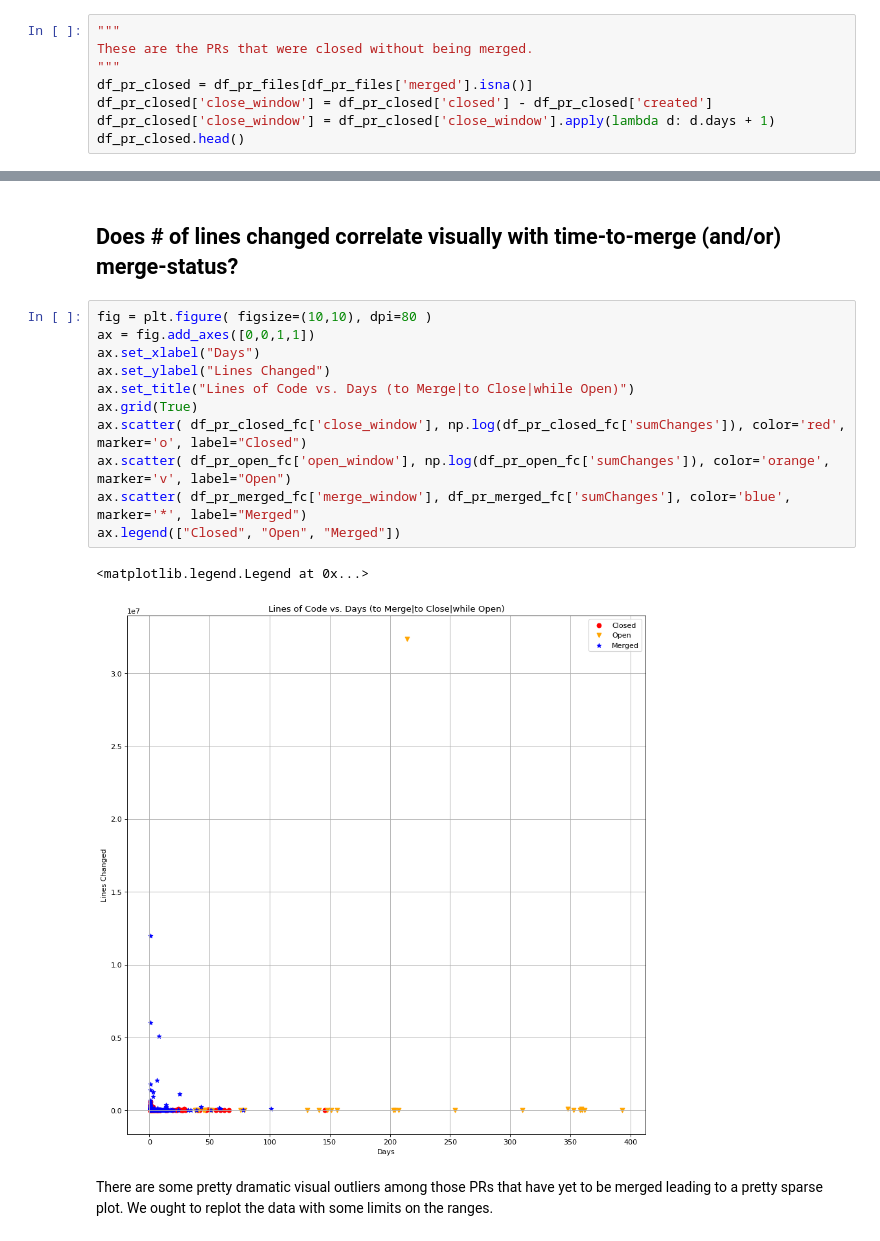
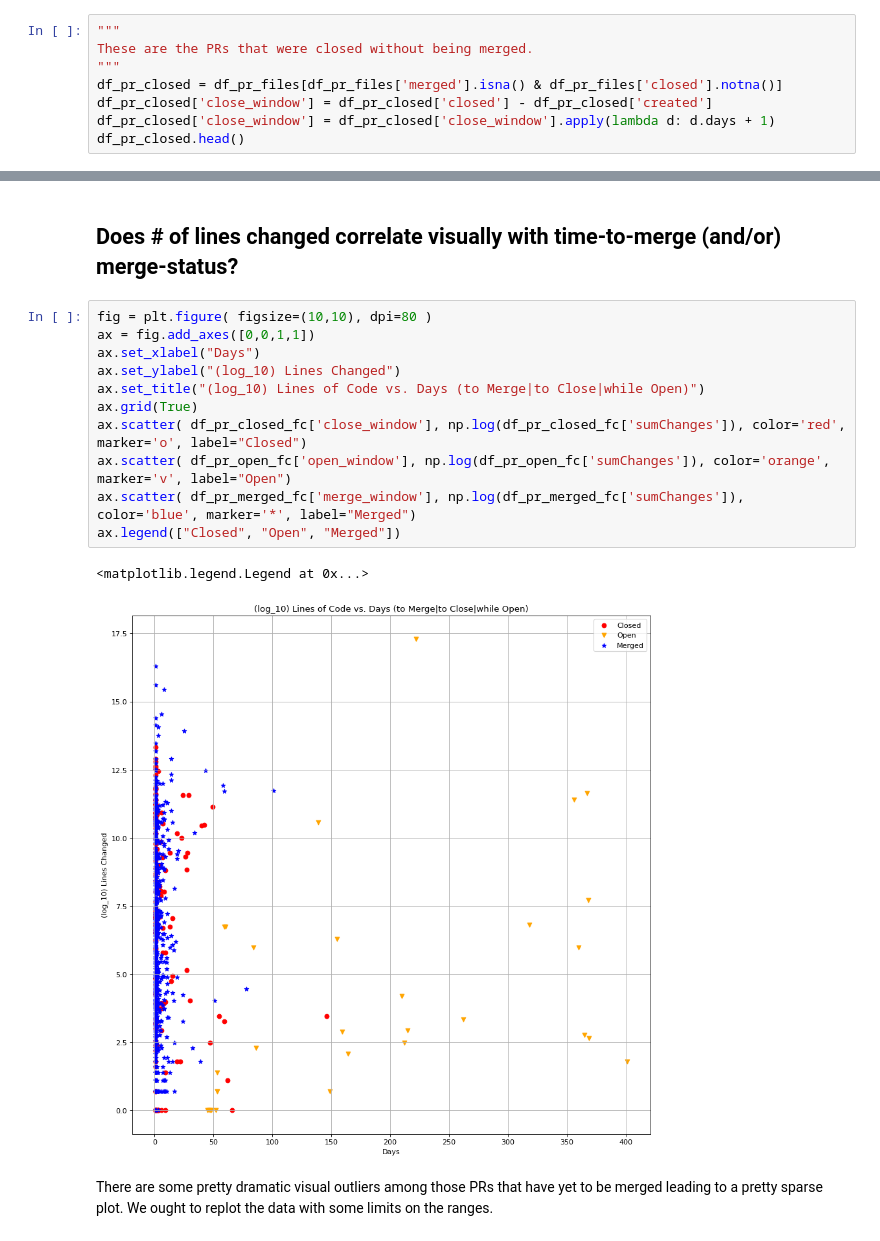
Before and after one commit to oss-aspen/Rappel, a Jupyter notebook: notebooks/pr_delta.ipynb, the cells around one changed output, grey strips where cells are left out. Saved outputs shown, nothing was run; the diff lists cells and outputs as text.

```diff
--- a/notebooks/pr_delta.ipynb
+++ b/notebooks/pr_delta.ipynb
@@ -114,7 +114,7 @@ df_pr_files.head(5)
 """
 These are the PRs that were closed without being merged.
 """
-df_pr_closed = df_pr_files[df_pr_files['merged'].isna()]
+df_pr_closed = df_pr_files[df_pr_files['merged'].isna() & df_pr_files['closed'].notna()]
 df_pr_closed['close_window'] = df_pr_closed['closed'] - df_pr_closed['created']
 df_pr_closed['close_window'] = df_pr_closed['close_window'].apply(lambda d: d.days + 1)
 df_pr_closed.head()
@@ -215,16 +215,16 @@ plt.show()
 # %%
 fig = plt.figure( figsize=(10,10), dpi=80 )
 ax = fig.add_axes([0,0,1,1])
 ax.set_xlabel("Days")
-ax.set_ylabel("Lines Changed")
-ax.set_title("Lines of Code vs. Days (to Merge|to Close|while Open)")
+ax.set_ylabel("(log_10) Lines Changed")
+ax.set_title("(log_10) Lines of Code vs. Days (to Merge|to Close|while Open)")
 ax.grid(True)
 ax.scatter( df_pr_closed_fc['close_window'], np.log(df_pr_closed_fc['sumChanges']), color='red', marker='o', label="Closed")
 ax.scatter( df_pr_open_fc['open_window'], np.log(df_pr_open_fc['sumChanges']), color='orange', marker='v', label="Open")
-ax.scatter( df_pr_merged_fc['merge_window'], df_pr_merged_fc['sumChanges'], color='blue', marker='*', label="Merged")
+ax.scatter( df_pr_merged_fc['merge_window'], np.log(df_pr_merged_fc['sumChanges']), color='blue', marker='*', label="Merged")
 ax.legend(["Closed", "Open", "Merged"])
 # %% [output]
 <matplotlib.legend.Legend at 0x...>
-[figure, old version]
+[figure, new version]
 # %% [markdown]
 There are some pretty dramatic visual outliers among those PRs that have yet to be merged leading to a pretty sparse plot. We ought to replot the data with some limits on the ranges.
```
Also changed, not shown: parts of 11 cells of this notebook.
